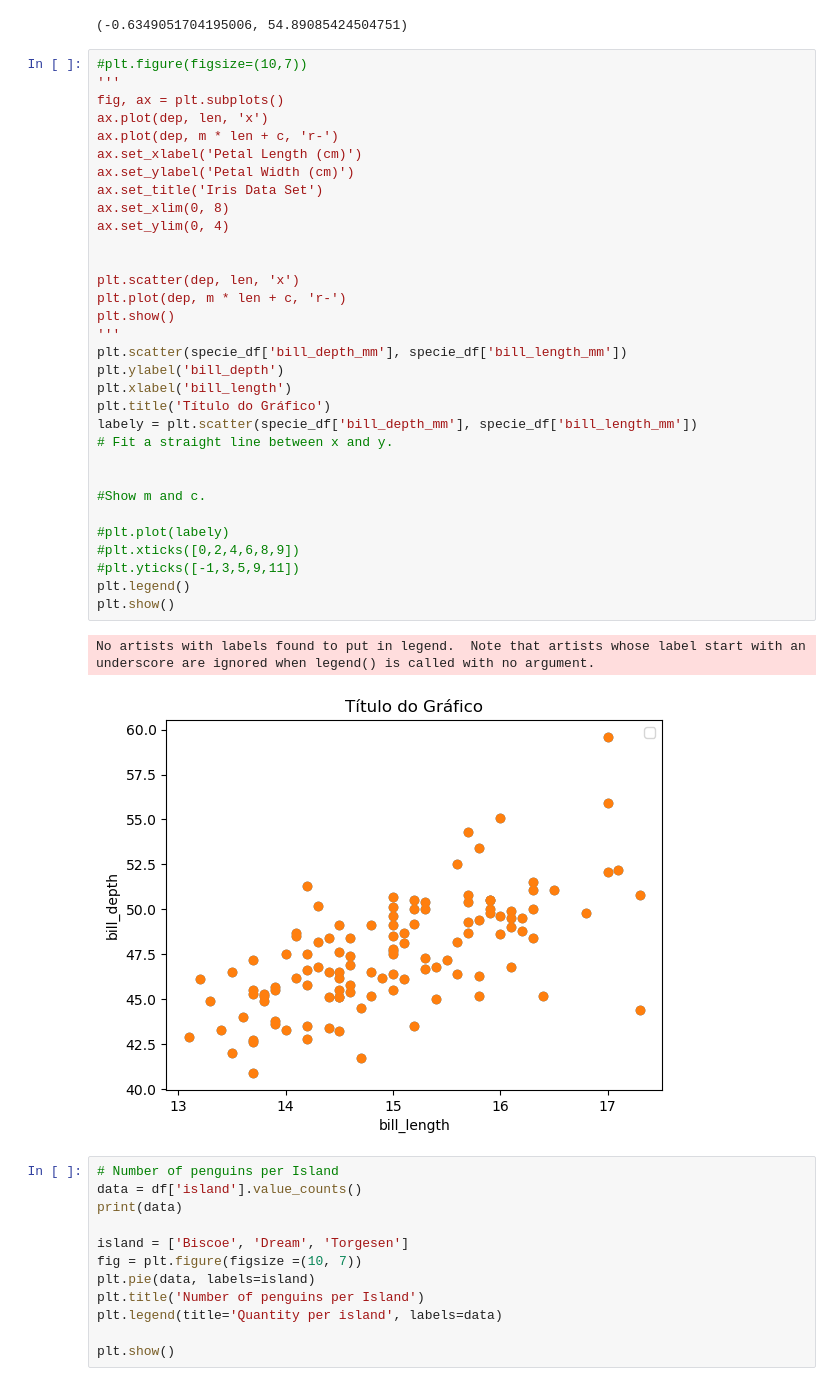
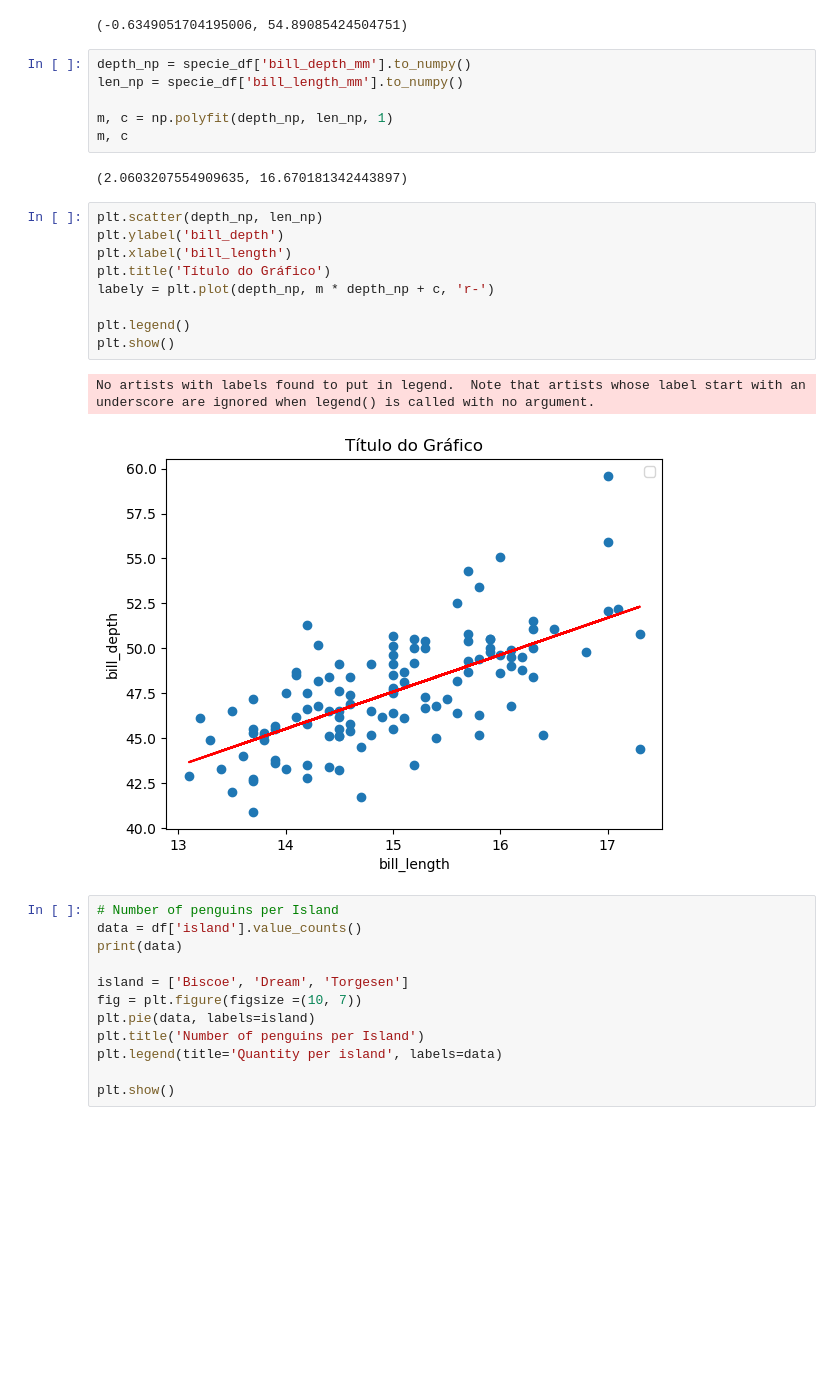
Before and after one commit to GabrielaDomiciano/myprojectPDA, a Jupyter notebook: penguins.ipynb, the cells around one changed output. Cells and saved outputs as stored; diff of their text form; blank space fills up the shorter version.

Commit message:
plot

```diff
--- a/penguins.ipynb
+++ b/penguins.ipynb
@@ -428,41 +317,26 @@ m, c = np.polyfit(dep, len, 1)
 m, c
 # %% [output]
 (-0.6349051704195006, 54.89085424504751)
-# %%
-#plt.figure(figsize=(10,7))
-'''
-fig, ax = plt.subplots()
-ax.plot(dep, len, 'x')
-ax.plot(dep, m * len + c, 'r-')
-ax.set_xlabel('Petal Length (cm)')
-ax.set_ylabel('Petal Width (cm)')
-ax.set_title('Iris Data Set')
-ax.set_xlim(0, 8)
-ax.set_ylim(0, 4)
-
-
-plt.scatter(dep, len, 'x')
-plt.plot(dep, m * len + c, 'r-')
-plt.show()
-'''
-plt.scatter(specie_df['bill_depth_mm'], specie_df['bill_length_mm'])
-plt.ylabel('bill_depth')
-plt.xlabel('bill_length')
-plt.title('Título do Gráfico')
-labely = plt.scatter(specie_df['bill_depth_mm'], specie_df['bill_length_mm'])
-# Fit a straight line between x and y.
-
-
-#Show m and c.
-
-#plt.plot(labely)
-#plt.xticks([0,2,4,6,8,9])
-#plt.yticks([-1,3,5,9,11])
-plt.legend()
-plt.show()
-# %% [output]
-No artists with labels found to put in legend.  Note that artists whose label start with an underscore are ignored when legend() is called with no argument.
-[figure, removed]
+# %%
+depth_np = specie_df['bill_depth_mm'].to_numpy()
+len_np = specie_df['bill_length_mm'].to_numpy()
+
+m, c = np.polyfit(depth_np, len_np, 1)
+m, c
+# %% [output]
+(2.0603207554909635, 16.670181342443897)
+# %%
+plt.scatter(depth_np, len_np)
+plt.ylabel('bill_depth')
+plt.xlabel('bill_length')
+plt.title('Título do Gráfico')
+labely = plt.plot(depth_np, m * depth_np + c, 'r-')
+
+plt.legend()
+plt.show()
+# %% [output]
+No artists with labels found to put in legend.  Note that artists whose label start with an underscore are ignored when legend() is called with no argument.
+[figure, added]
 # %%
 # Number of penguins per Island
 data = df['island'].value_counts()
```
Also changed, not shown: parts of 14 cells of this notebook, 1 other file.
